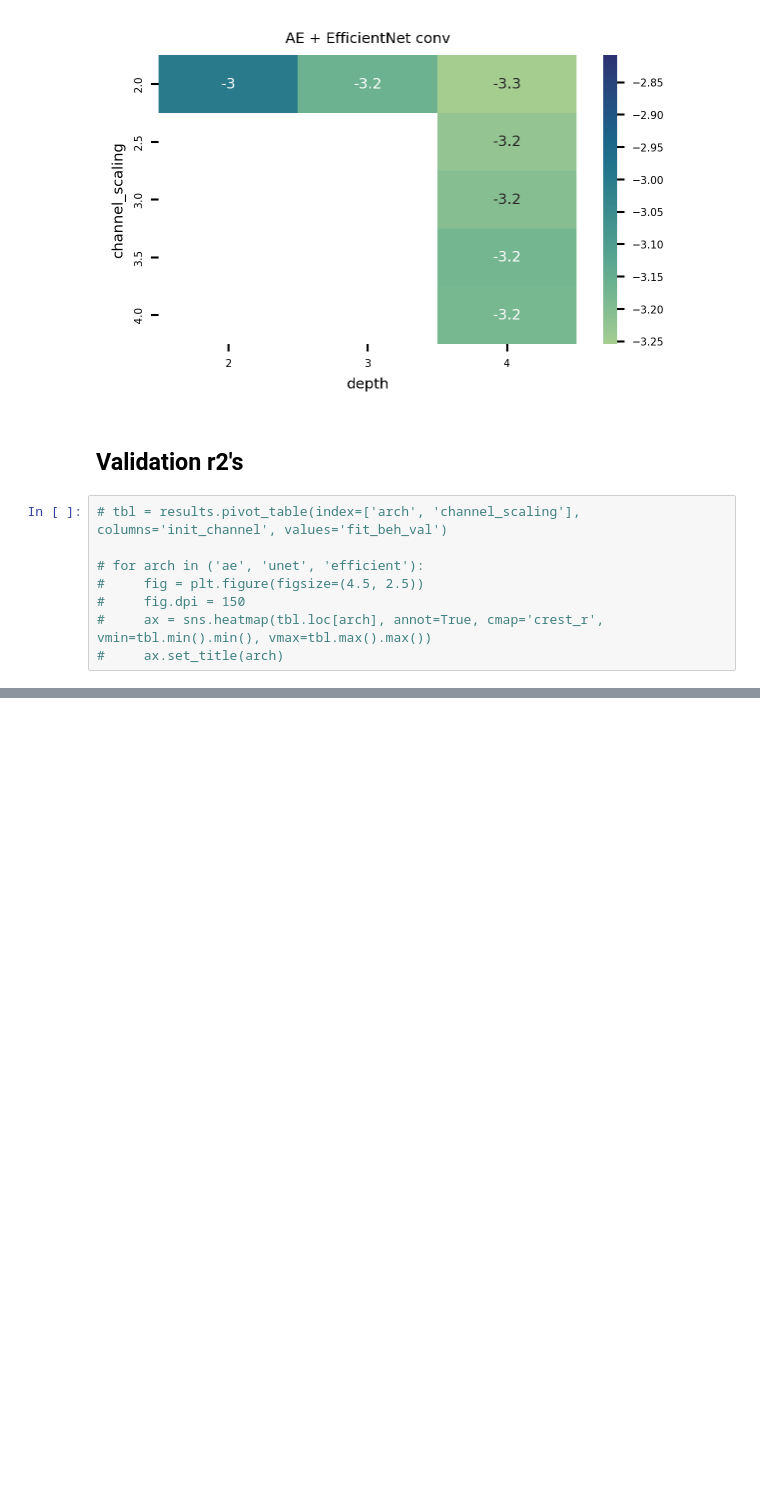
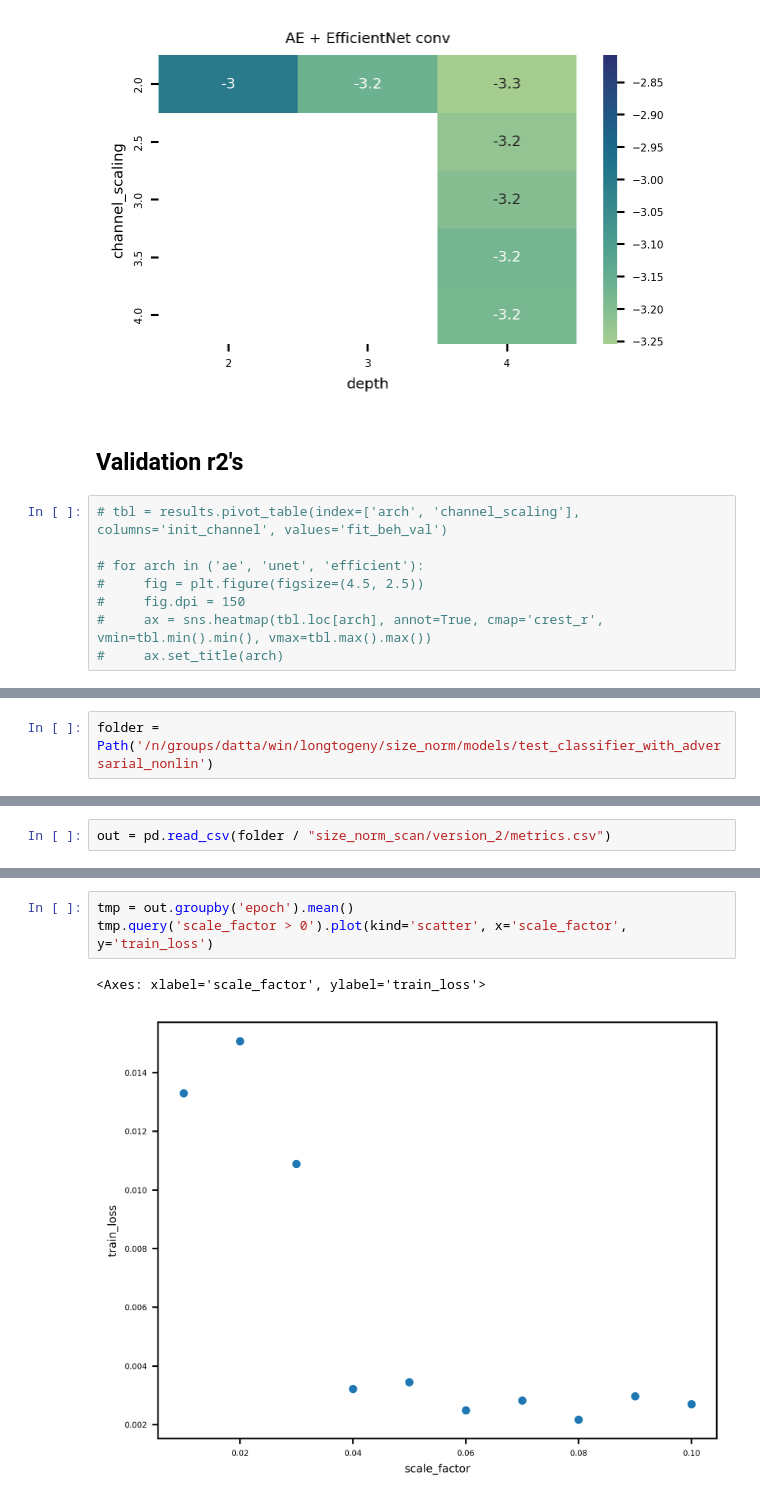
Before and after one commit to dattalab/ontogeny-of-behavior, a Jupyter notebook: notebooks/processing/size-norm-cnn-modeling/06-stage2-parameter-set.ipynb, the cells around one changed output, grey strips where cells are left out. Cells and saved outputs as stored; diff of their text form; blank space fills up the shorter version.

```diff
--- a/notebooks/processing/size-norm-cnn-modeling/06-stage2-parameter-set.ipynb
+++ b/notebooks/processing/size-norm-cnn-modeling/06-stage2-parameter-set.ipynb
@@ -492,0 +533,2 @@ for arch in archs:
+# %%
+folder = Path('/n/groups/datta/win/longtogeny/size_norm/models/test_classifier_with_adversarial_nonlin')
@@ -492,0 +543,2 @@ for arch in archs:
+# %%
+out = pd.read_csv(folder / "size_norm_scan/version_2/metrics.csv")
@@ -492,0 +571,6 @@ for arch in archs:
+# %%
+tmp = out.groupby('epoch').mean()
+tmp.query('scale_factor > 0').plot(kind='scatter', x='scale_factor', y='train_loss')
+# %% [output]
+<Axes: xlabel='scale_factor', ylabel='train_loss'>
+[figure, added]
```
Also changed, not shown: parts of 37 cells of this notebook, 18 other files.
